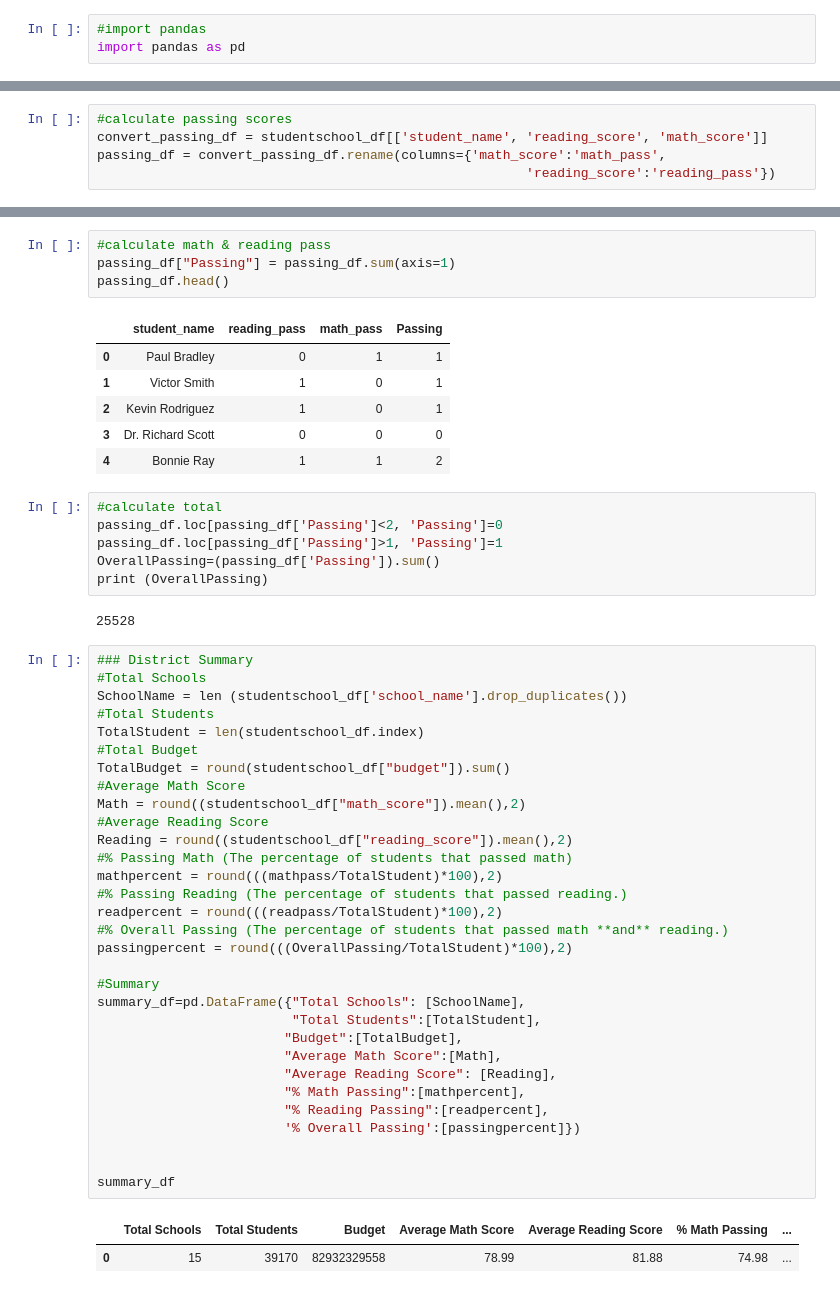
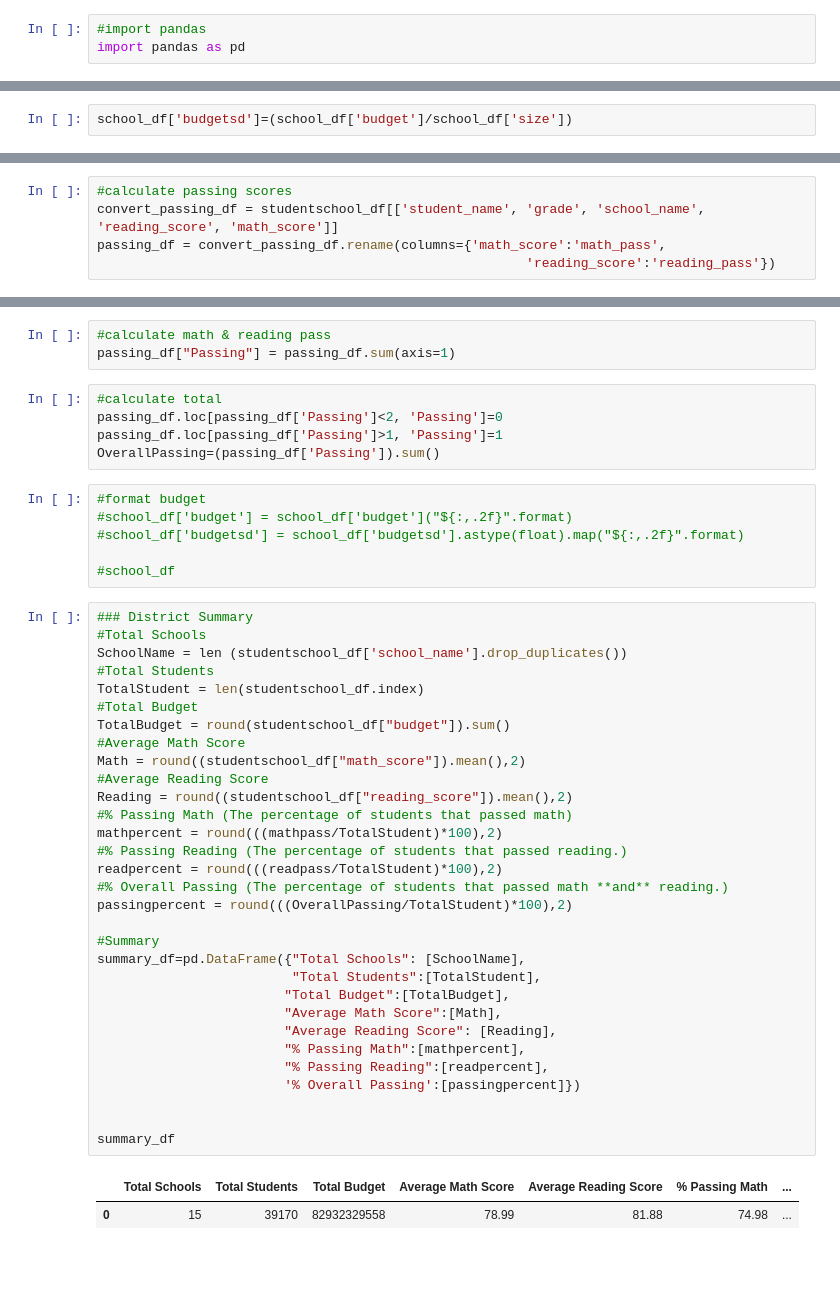
Before and after one commit to Renee-W/panda-challenge, a Jupyter notebook: panda-challenge.ipynb, the cells around one changed output, grey strips where cells are left out. Cells and saved outputs as stored; diff of their text form; blank space fills up the shorter version.

```diff
--- a/panda-challenge.ipynb
+++ b/panda-challenge.ipynb
@@ -21,0 +12,2 @@ studentschool_df.head()
+# %%
+school_df['budgetsd']=(school_df['budget']/school_df['size'])
@@ -22,6 +17,6 @@ studentschool_df.head()
 # %%
 #calculate passing scores
-convert_passing_df = studentschool_df[['student_name', 'reading_score', 'math_score']]
+convert_passing_df = studentschool_df[['student_name', 'grade', 'school_name', 'reading_score', 'math_score']]
 passing_df = convert_passing_df.rename(columns={'math_score':'math_pass',
                                                        'reading_score':'reading_pass'})
 # %%
@@ -42,53 +29,48 @@ passing_df.head()
 # %%
 #calculate math & reading pass
 passing_df["Passing"] = passing_df.sum(axis=1)
-passing_df.head()
-# %% [output]
-|  | student_name | reading_pass | math_pass | Passing |
-| 0 | Paul Bradley | 0 | 1 | 1 |
-| 1 | Victor Smith | 1 | 0 | 1 |
-| 2 | Kevin Rodriguez | 1 | 0 | 1 |
-| 3 | Dr. Richard Scott | 0 | 0 | 0 |
-| 4 | Bonnie Ray | 1 | 1 | 2 |
 # %%
 #calculate total
 passing_df.loc[passing_df['Passing']<2, 'Passing']=0
 passing_df.loc[passing_df['Passing']>1, 'Passing']=1
 OverallPassing=(passing_df['Passing']).sum()
-print (OverallPassing)
-# %% [output]
-25528
+# %%
+#format budget
+#school_df['budget'] = school_df['budget']("${:,.2f}".format)
+#school_df['budgetsd'] = school_df['budgetsd'].astype(float).map("${:,.2f}".format)
+
+#school_df
 # %%
 ### District Summary
 #Total Schools
 SchoolName = len (studentschool_df['school_name'].drop_duplicates())
 #Total Students
 TotalStudent = len(studentschool_df.index)
 #Total Budget
 TotalBudget = round(studentschool_df["budget"]).sum()
 #Average Math Score
 Math = round((studentschool_df["math_score"]).mean(),2)
 #Average Reading Score
 Reading = round((studentschool_df["reading_score"]).mean(),2)
 #% Passing Math (The percentage of students that passed math)
 mathpercent = round(((mathpass/TotalStudent)*100),2)
 #% Passing Reading (The percentage of students that passed reading.)
 readpercent = round(((readpass/TotalStudent)*100),2)
 #% Overall Passing (The percentage of students that passed math **and** reading.)
 passingpercent = round(((OverallPassing/TotalStudent)*100),2)
 
 #Summary
 summary_df=pd.DataFrame({"Total Schools": [SchoolName],
                          "Total Students":[TotalStudent],
-                        "Budget":[TotalBudget],
+                        "Total Budget":[TotalBudget],
                         "Average Math Score":[Math],
                         "Average Reading Score": [Reading],
-                        "% Math Passing":[mathpercent],
-                        "% Reading Passing":[readpercent],
+                        "% Passing Math":[mathpercent],
+                        "% Passing Reading":[readpercent],
                         '% Overall Passing':[passingpercent]})
 
 
 summary_df
 # %% [output]
-|  | Total Schools | Total Students | Budget | Average Math Score | Average Reading Score | % Math Passing | ... |
+|  | Total Schools | Total Students | Total Budget | Average Math Score | Average Reading Score | % Passing Math | ... |
 | 0 | 15 | 39170 | 82932329558 | 78.99 | 81.88 | 74.98 | ... |
```
Also changed, not shown: parts of 20 cells of this notebook.
